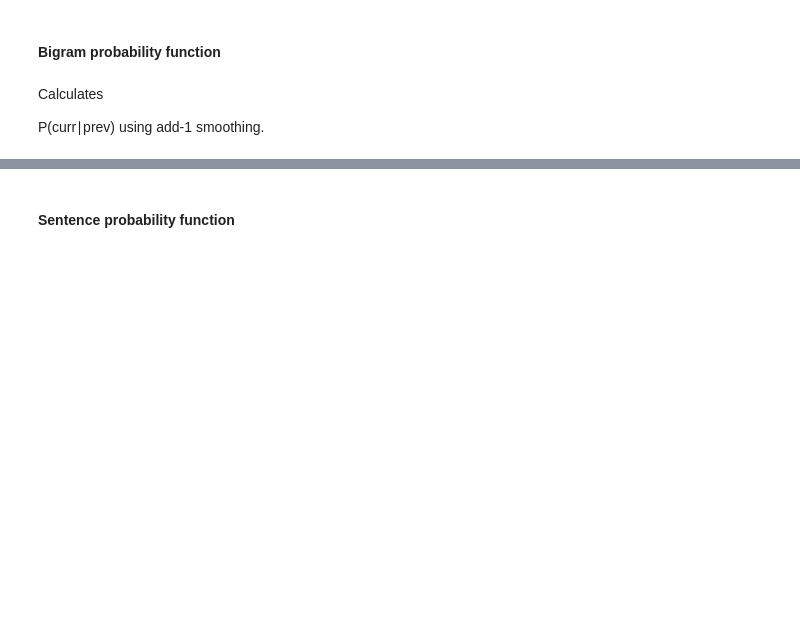
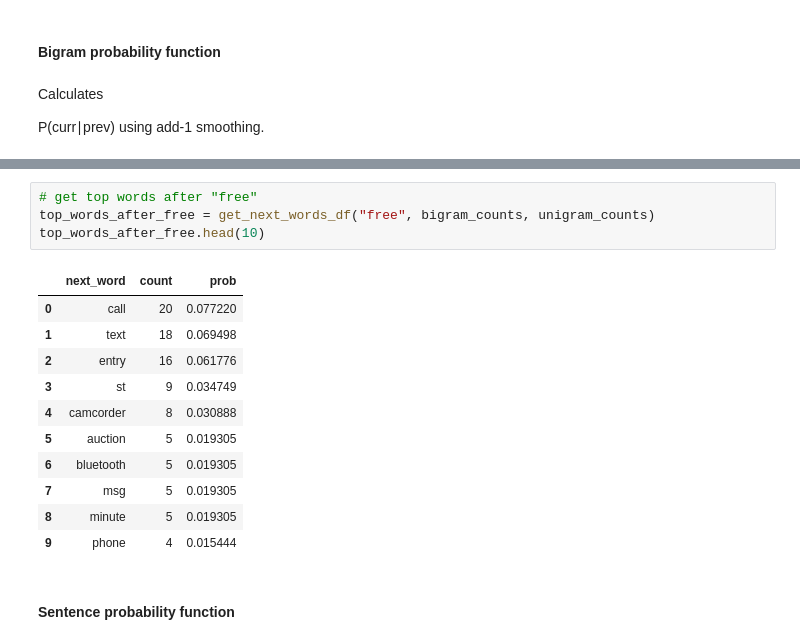
Before and after one commit to Mennah-Elsheikh/spam_detection, a Jupyter notebook: spam_detection.ipynb, the cells around one changed output, grey strips where cells are left out. Saved outputs shown, nothing was run; the diff lists cells and outputs as text; blank space fills up the shorter version.

```diff
--- a/spam_detection.ipynb
+++ b/spam_detection.ipynb
@@ -275,3 +334,19 @@ P('meeting' | 'get') = 0.00012196609342602757
+# %%
+# get top words after "free"
+top_words_after_free = get_next_words_df("free", bigram_counts, unigram_counts)
+top_words_after_free.head(10)
+# %% [output]
+|  | next_word | count | prob |
+| 0 | call | 20 | 0.077220 |
+| 1 | text | 18 | 0.069498 |
+| 2 | entry | 16 | 0.061776 |
+| 3 | st | 9 | 0.034749 |
+| 4 | camcorder | 8 | 0.030888 |
+| 5 | auction | 5 | 0.019305 |
+| 6 | bluetooth | 5 | 0.019305 |
+| 7 | msg | 5 | 0.019305 |
+| 8 | minute | 5 | 0.019305 |
+| 9 | phone | 4 | 0.015444 |
 # %% [markdown]
 #### **Sentence probability function**
 # %% [markdown]
```
Also changed, not shown: parts of 16 cells of this notebook, 2 other files.
